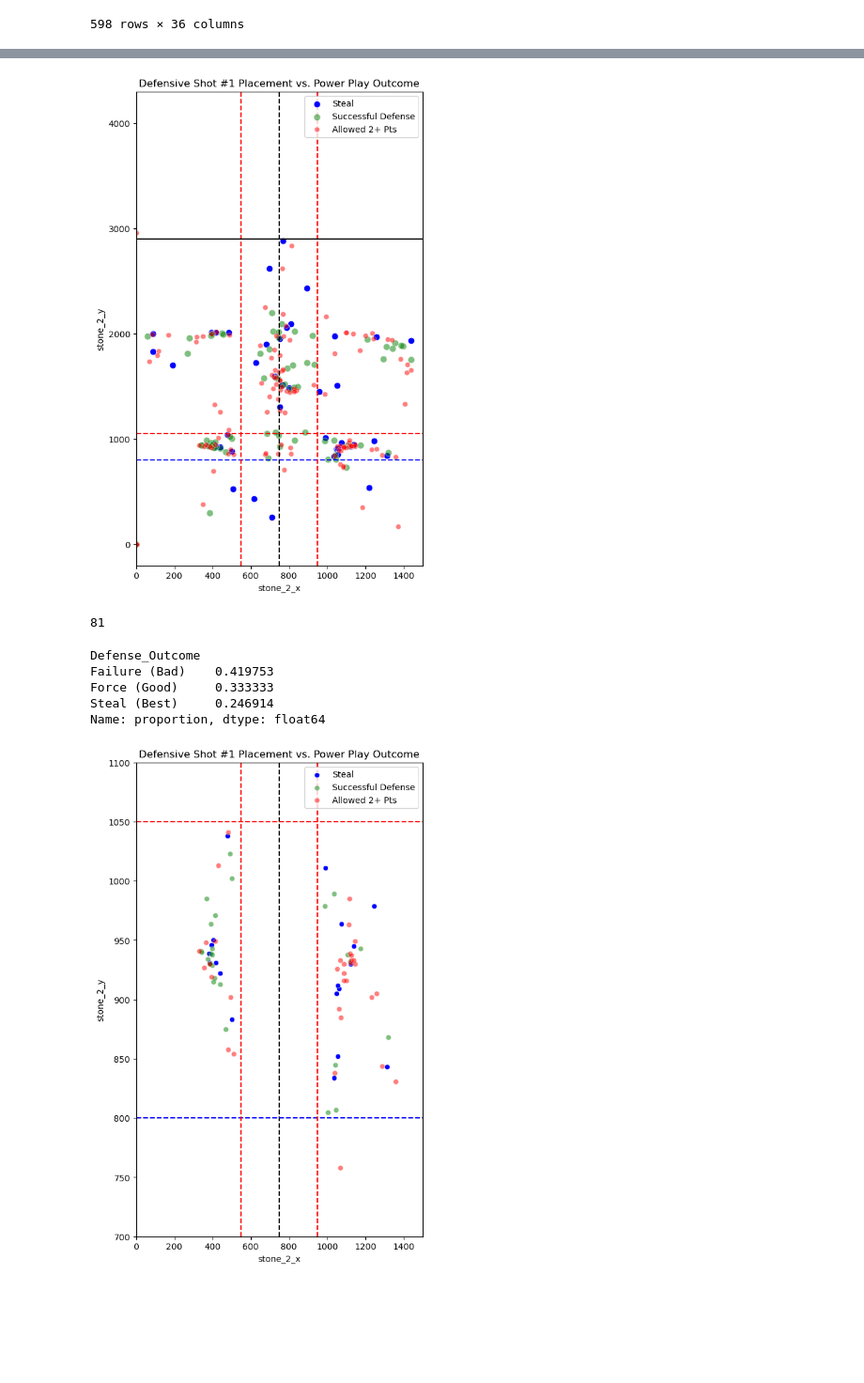
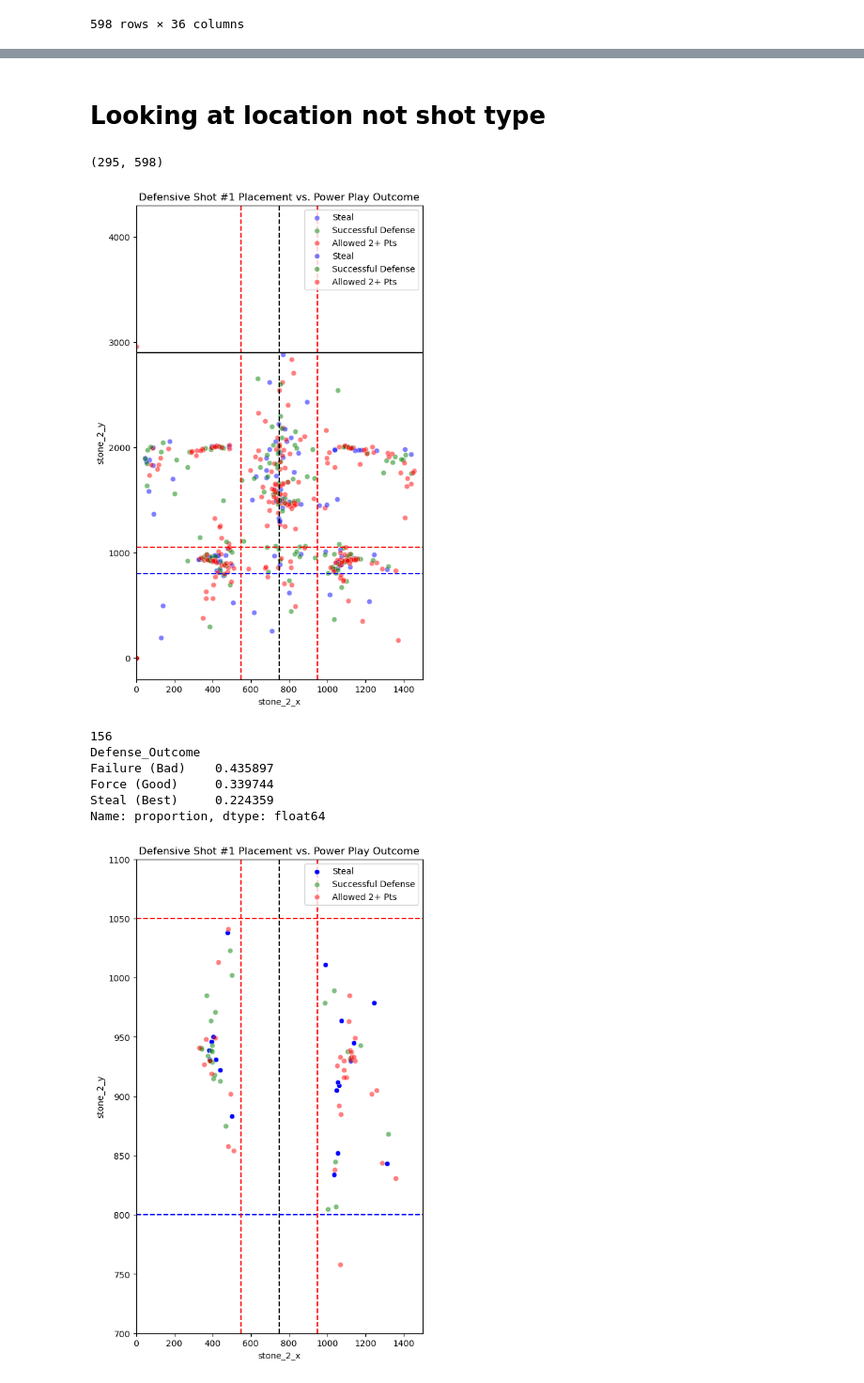
Before and after one commit to elijahmccauley/CSAS_Curling_Data_Challenge, a Jupyter notebook: powerplay_defense.ipynb, the cells around one changed output, grey strips where cells are left out. Shown at 94% size. Cells and saved outputs as stored; diff of their text form; code cells hidden in the pictures; blank space fills up the shorter version.

Commit message:
Add some exploration of shot type openings against power plays

```diff
--- a/powerplay_defense.ipynb
+++ b/powerplay_defense.ipynb
@@ -98,47 +303,83 @@ analysis_df
+# %% [markdown]
+# Looking at location not shot type
+# %%
+zero_count = analysis_df[(analysis_df['stone_2_x'] == 0) & (analysis_df['stone_2_y'] == 0)]
+len(zero_count), len(analysis_df)
+# %% [output]
+(295, 598)
 # %%
 plt.figure(figsize=(6, 10))
 
 sns.scatterplot(
     data=analysis_df[analysis_df['Defense_Outcome']== 'Steal (Best)'],
-    x='stone_2_x', y='stone_2_y', color='blue', s=60, label='Steal'
+    x='stone_2_x', y='stone_2_y', color='blue', alpha=0.5, label='Steal'
 )
 # Plot Successes (Green/Blue) - The Ideal Zone
 sns.scatterplot(
     data=analysis_df[analysis_df['Defense_Outcome'].isin(['Force (Good)'])],
-    x='stone_2_x', y='stone_2_y', color='green', s=60, alpha=0.5, label='Successful Defense'
+    x='stone_2_x', y='stone_2_y', color='green', alpha=0.5, label='Successful Defense'
 )
 # Plot Failures (Red) - Where NOT to put the stone
 sns.scatterplot(
     data=analysis_df[analysis_df['Defense_Outcome'] == 'Failure (Bad)'],
     x='stone_2_x', y='stone_2_y', color='red', alpha=0.5, label='Allowed 2+ Pts'
+)
+
+sns.scatterplot(
+    data=analysis_df[analysis_df['Defense_Outcome']== 'Steal (Best)'],
+    x='stone_8_x', y='stone_8_y', color='blue', alpha=0.5, label='Steal'
+)
+# Plot Successes (Green/Blue) - The Ideal Zone
+sns.scatterplot(
+    data=analysis_df[analysis_df['Defense_Outcome'].isin(['Force (Good)'])],
+    x='stone_8_x', y='stone_8_y', color='green', alpha=0.5, label='Successful Defense'
+)
+# Plot Failures (Red) - Where NOT to put the stone
+sns.scatterplot(
+    data=analysis_df[analysis_df['Defense_Outcome'] == 'Failure (Bad)'],
+    x='stone_8_x', y='stone_8_y', color='red', alpha=0.5, label='Allowed 2+ Pts'
 )
 
 # Add House Markings for Context (approximate)
 plt.axvline(750, color='black', linestyle='--') # Center Line
 plt.axhline(800, color='blue', linestyle='--')  # Button
 plt.axhline(1050, color='red', linestyle='--')  # zones
 plt.axvline(950, color='red', linestyle='--')  # zones
 plt.axvline(550, color='red', linestyle='--')  # zones
 plt.axhline(2900, color='black', linestyle='-') # Hog Line
 plt.xlim(0, 1500)
 plt.title("Defensive Shot #1 Placement vs. Power Play Outcome")
 plt.legend()
 #plt.gca().invert_yaxis() # Ensure the house is at the bottom/top correctly based on your Y-axis data
 plt.show()
 # %% [output]
-[figure, old version]
+[figure, new version]
 # %%
-curious_zones = analysis_df[((analysis_df['stone_2_x'] < 550) | (analysis_df['stone_2_x'] > 950)) & ((analysis_df['stone_2_y'] < 1050) & (analysis_df['stone_2_y'] > 750))]
+# Define Condition 1: Stone 2 is in the zone
+cond_stone_2 = (
+    ((analysis_df['stone_2_x'] < 550) | (analysis_df['stone_2_x'] > 950)) &
+    ((analysis_df['stone_2_y'] < 1050) & (analysis_df['stone_2_y'] > 750))
+)
+
+# Define Condition 2: Stone 8 is in the zone
+cond_stone_8 = (
+    ((analysis_df['stone_8_x'] < 550) | (analysis_df['stone_8_x'] > 950)) &
+    ((analysis_df['stone_8_y'] < 1050) & (analysis_df['stone_8_y'] > 750))
+)
+
+# Filter: Keep rows where EITHER condition is true
+curious_zones = analysis_df[cond_stone_2 | cond_stone_8].copy()
+
 success_rate = curious_zones['Defense_Outcome'].value_counts(normalize=True)
 print(len(curious_zones))
-success_rate
+print(success_rate)
 # %% [output]
-81
+156
+Defense_Outcome
+Failure (Bad)    0.435897
+Force (Good)     0.339744
+Steal (Best)     0.224359
+Name: proportion, dtype: float64
-Defense_Outcome
-Failure (Bad)    0.419753
-Force (Good)     0.333333
-Steal (Best)     0.246914
-Name: proportion, dtype: float64
 # %%
 plt.figure(figsize=(6, 10))
 
```
Also changed, not shown: parts of 7 cells of this notebook.
